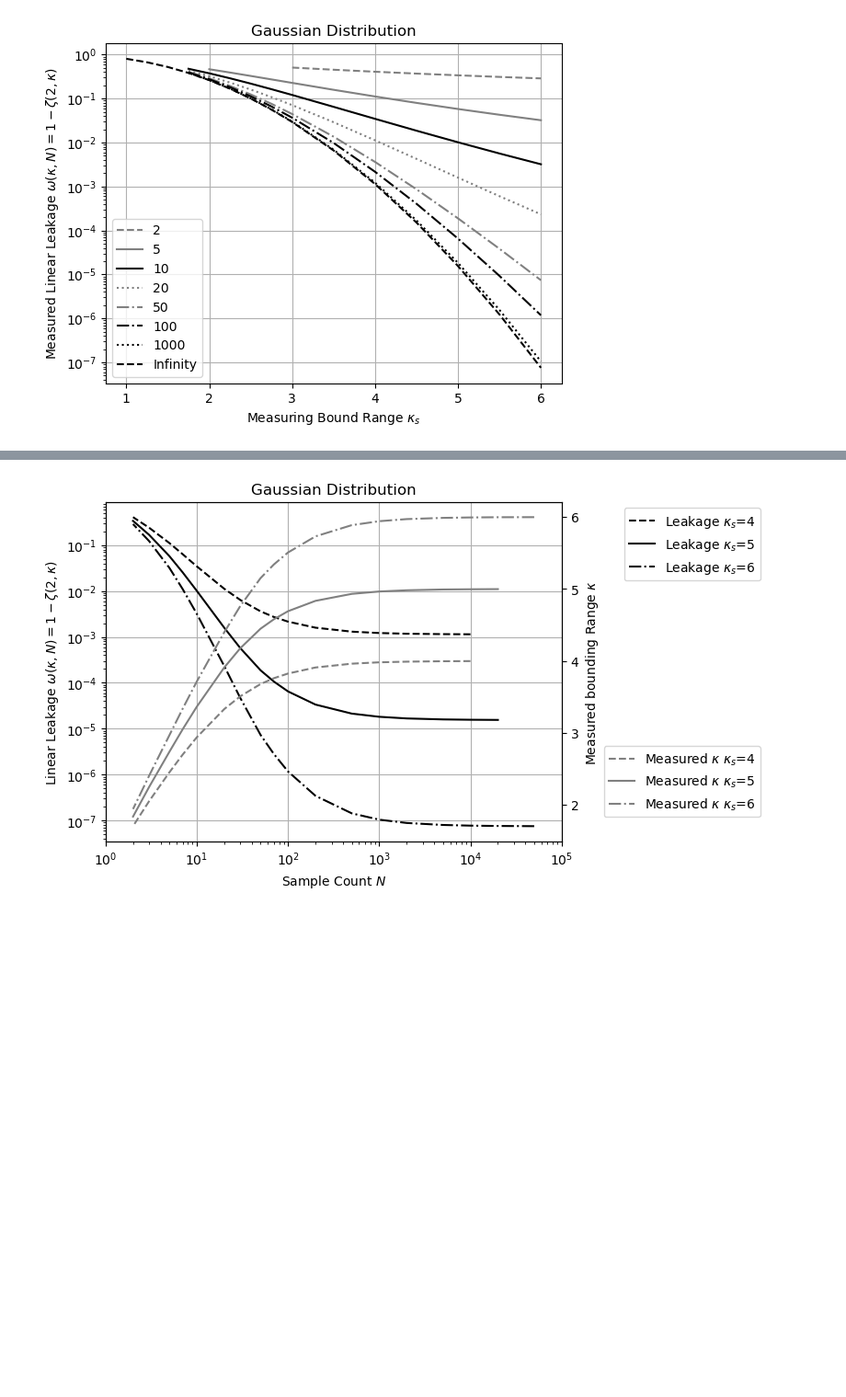
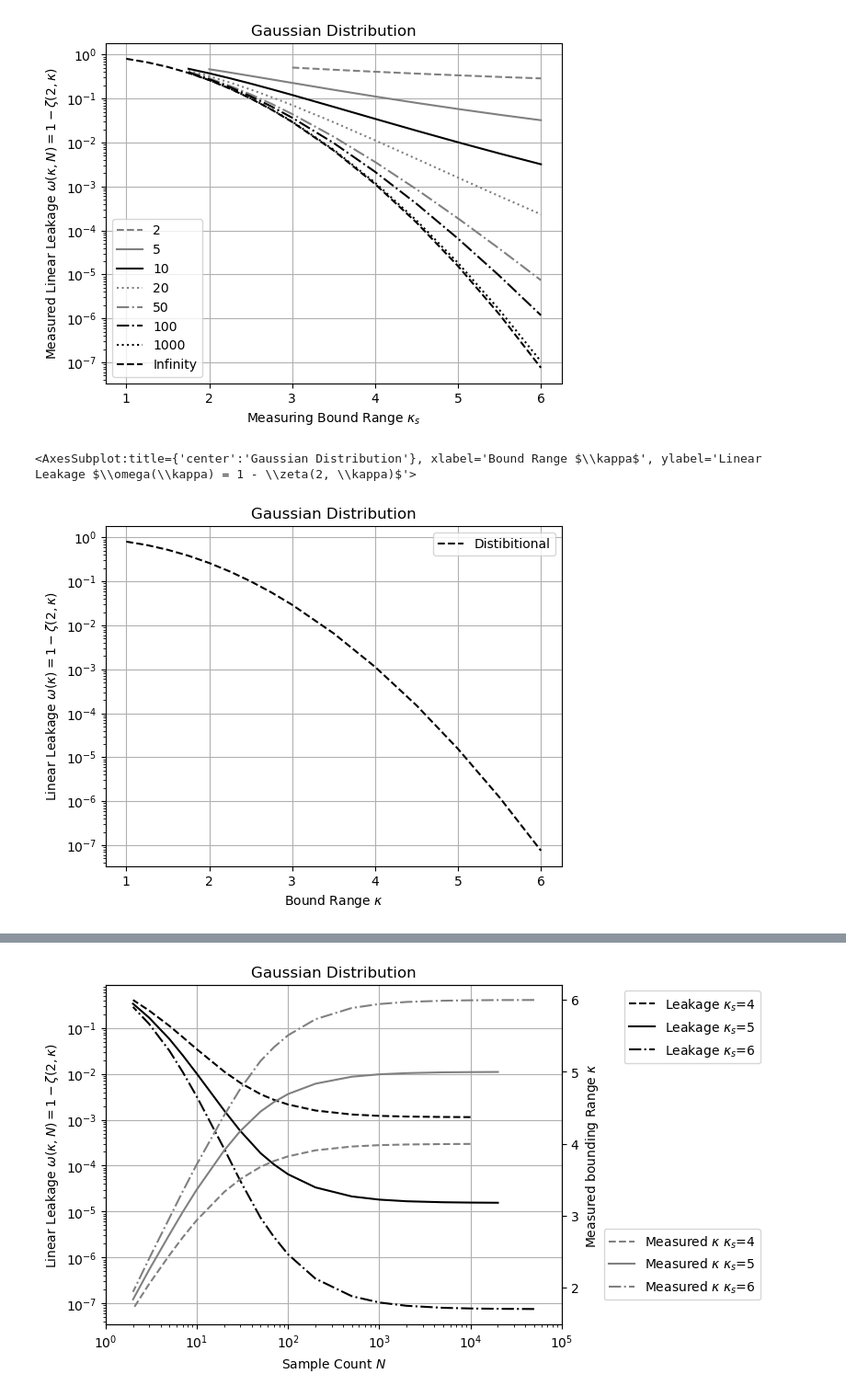
Before and after one commit to Chengpu0707/VarianceArithmetic, a Jupyter notebook: IPyNb/StatisticalBounding.ipynb, the cells around one changed output, grey strips where cells are left out. Shown at 92% size. Drawn from its saved outputs; the diff is of its cells as text; code cells hidden in the pictures; blank space fills up the shorter version.

```diff
--- a/IPyNb/StatisticalBounding.ipynb
+++ b/IPyNb/StatisticalBounding.ipynb
@@ -99,4 +99,11 @@ dfN[dfN['Samples'] == 0].plot(x='Kappa', y='Mean', label='Infinity', color='blac
 # %% [output]
 <AxesSubplot:title={'center':'Gaussian Distribution'}, xlabel='Measuring Bound Range $\\kappa_s$', ylabel='Measured Linear Leakage $\\omega(\\kappa, N) = 1 - \\zeta(2, \\kappa)$'>
 [figure]
+# %%
+dfL[dfL['Samples'] == 0].plot(x='Kappa', y='Mean', label='Distibitional', color='black', style='--', grid=True, logy=True,
+                title='Gaussian Distribution', xlabel=r'Bound Range $\kappa$',
+                              ylabel=r'Linear Leakage $\omega(\kappa) = 1 - \zeta(2, \kappa)$')
+# %% [output]
+<AxesSubplot:title={'center':'Gaussian Distribution'}, xlabel='Bound Range $\\kappa$', ylabel='Linear Leakage $\\omega(\\kappa) = 1 - \\zeta(2, \\kappa)$'>
+[figure, added]
 # %%
```
Also changed, not shown: parts of 10 cells of this notebook, 12 other files.
